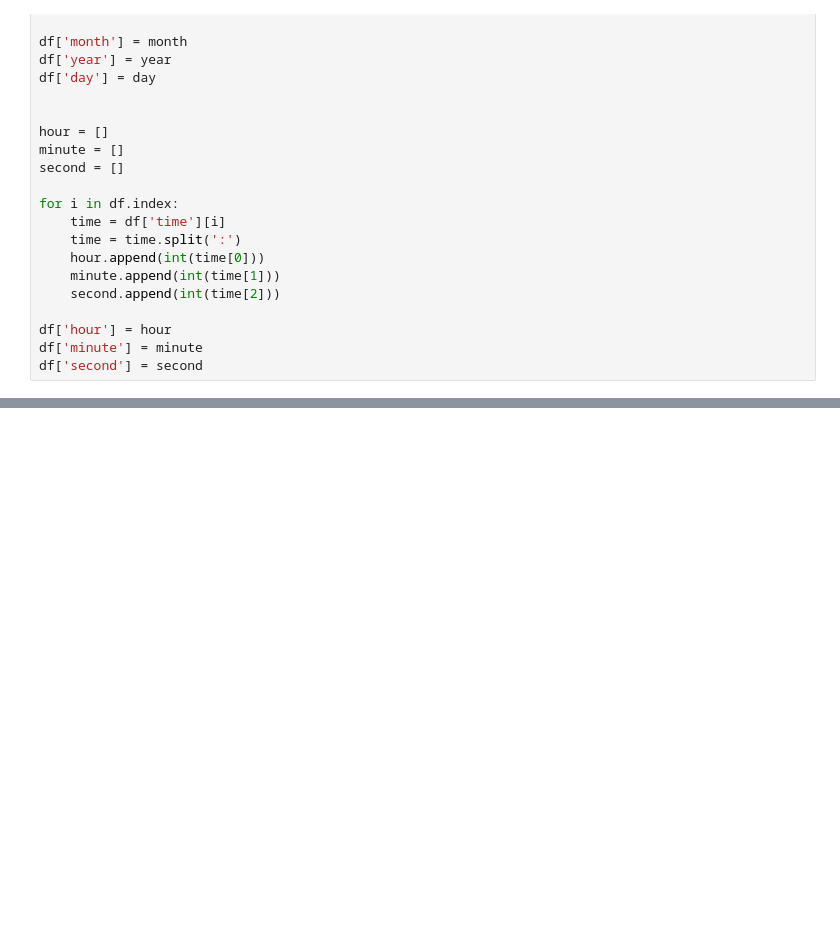
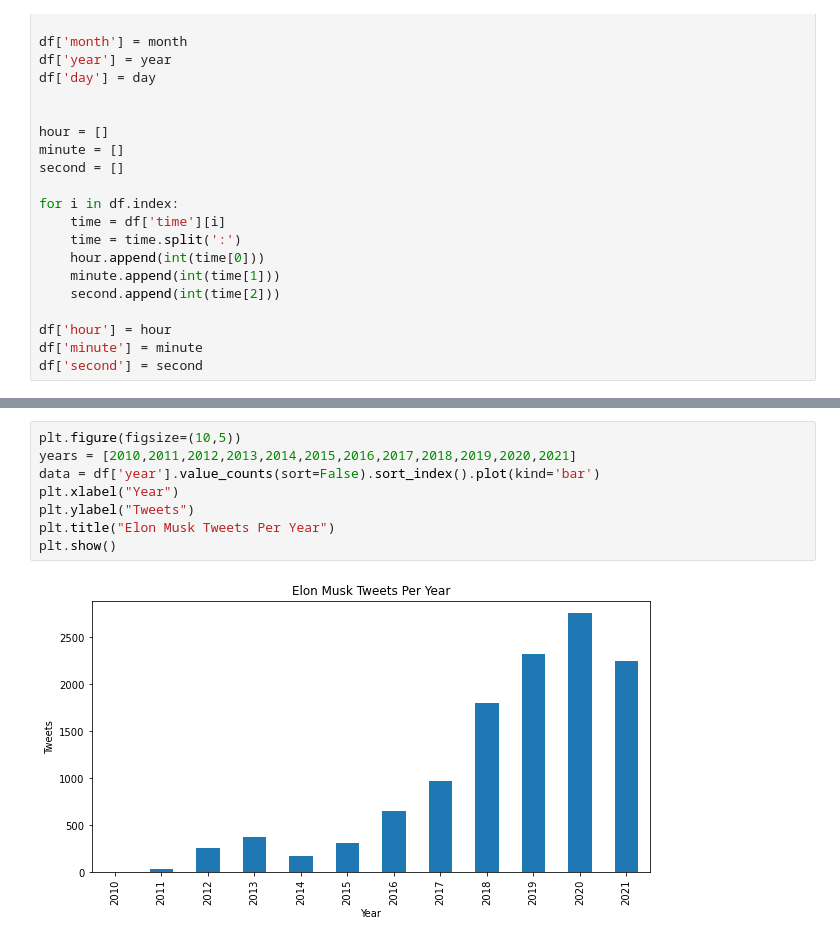
Before and after one commit to GageGoodwin/The-Impact-of-Twitter-on-Cryptocurrency, a Jupyter notebook: notebooks/Elon_Tweet_Archive_EDA.ipynb, the cells around one changed output, grey strips where cells are left out. Saved outputs shown, nothing was run; the diff lists cells and outputs as text; blank space fills up the shorter version.

```diff
--- a/notebooks/Elon_Tweet_Archive_EDA.ipynb
+++ b/notebooks/Elon_Tweet_Archive_EDA.ipynb
@@ -84,0 +87,10 @@ df
+# %%
+plt.figure(figsize=(10,5))
+years = [2010,2011,2012,2013,2014,2015,2016,2017,2018,2019,2020,2021]
+data = df['year'].value_counts(sort=False).sort_index().plot(kind='bar')
+plt.xlabel("Year")
+plt.ylabel("Tweets")
+plt.title("Elon Musk Tweets Per Year")
+plt.show()
+# %% [output]
+[figure, added]
```
Also changed, not shown: parts of 7 cells of this notebook.
